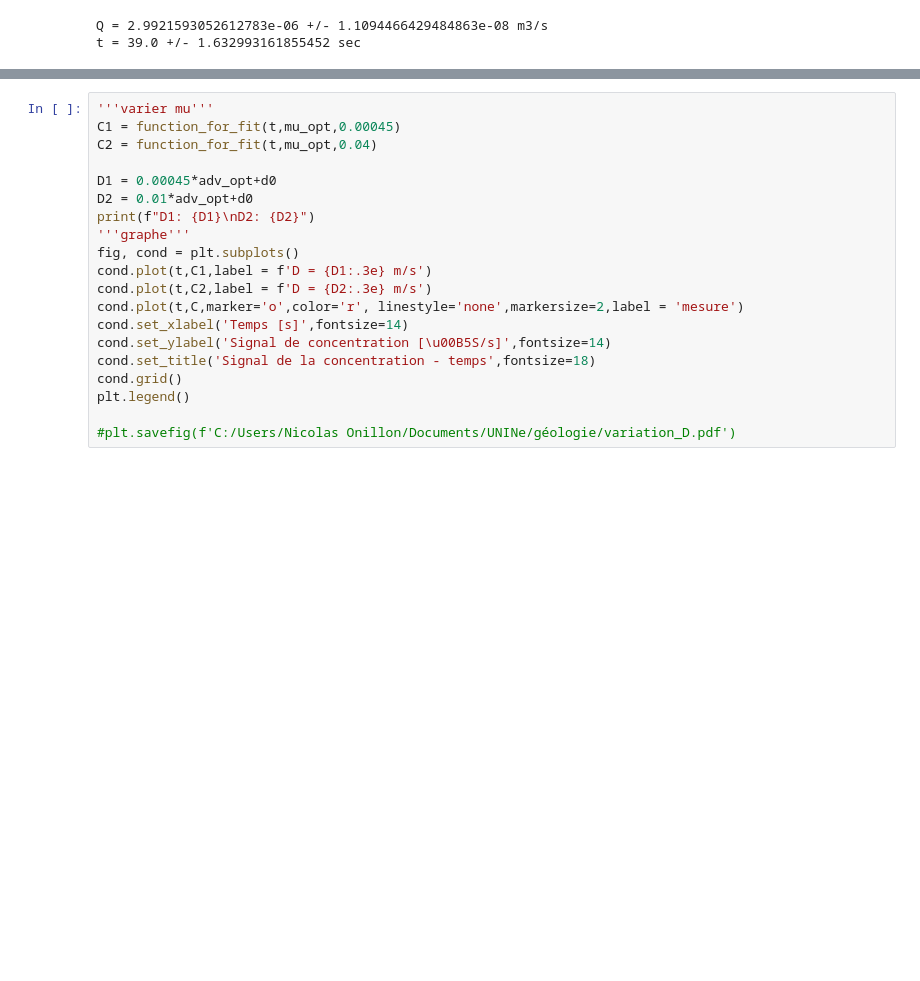
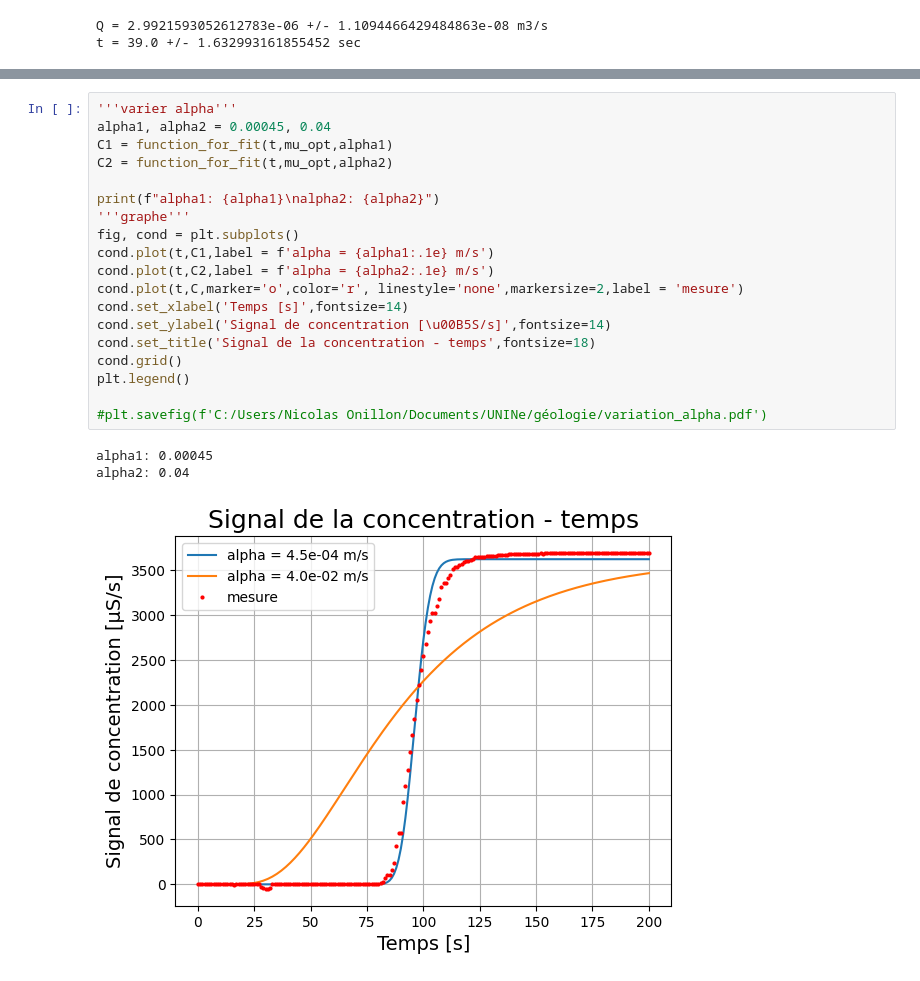
Before and after one commit to onillonn/TP_geologie, a Jupyter notebook: dispersion.ipynb, the cells around one changed output, grey strips where cells are left out. Saved outputs shown, nothing was run; the diff lists cells and outputs as text; blank space fills up the shorter version.

```diff
--- a/dispersion.ipynb
+++ b/dispersion.ipynb
@@ -142,20 +145,23 @@ plt.legend()
 # %%
-'''varier mu'''
-C1 = function_for_fit(t,mu_opt,0.00045)
-C2 = function_for_fit(t,mu_opt,0.04)
+'''varier alpha'''
+alpha1, alpha2 = 0.00045, 0.04
+C1 = function_for_fit(t,mu_opt,alpha1)
+C2 = function_for_fit(t,mu_opt,alpha2)
 
-D1 = 0.00045*adv_opt+d0
-D2 = 0.01*adv_opt+d0
-print(f"D1: {D1}\nD2: {D2}")
+print(f"alpha1: {alpha1}\nalpha2: {alpha2}")
 '''graphe'''
 fig, cond = plt.subplots()
-cond.plot(t,C1,label = f'D = {D1:.3e} m/s')
-cond.plot(t,C2,label = f'D = {D2:.3e} m/s')
+cond.plot(t,C1,label = f'alpha = {alpha1:.1e} m/s')
+cond.plot(t,C2,label = f'alpha = {alpha2:.1e} m/s')
 cond.plot(t,C,marker='o',color='r', linestyle='none',markersize=2,label = 'mesure')
 cond.set_xlabel('Temps [s]',fontsize=14)
 cond.set_ylabel('Signal de concentration [\u00B5S/s]',fontsize=14)
 cond.set_title('Signal de la concentration - temps',fontsize=18)
 cond.grid()
 plt.legend()
 
-#plt.savefig(f'C:/Users/Nicolas Onillon/Documents/UNINe/géologie/variation_D.pdf')
+#plt.savefig(f'C:/Users/Nicolas Onillon/Documents/UNINe/géologie/variation_alpha.pdf')
+# %% [output]
+alpha1: 0.00045
+alpha2: 0.04
+[figure, added]
```
Also changed, not shown: parts of 3 cells of this notebook.
